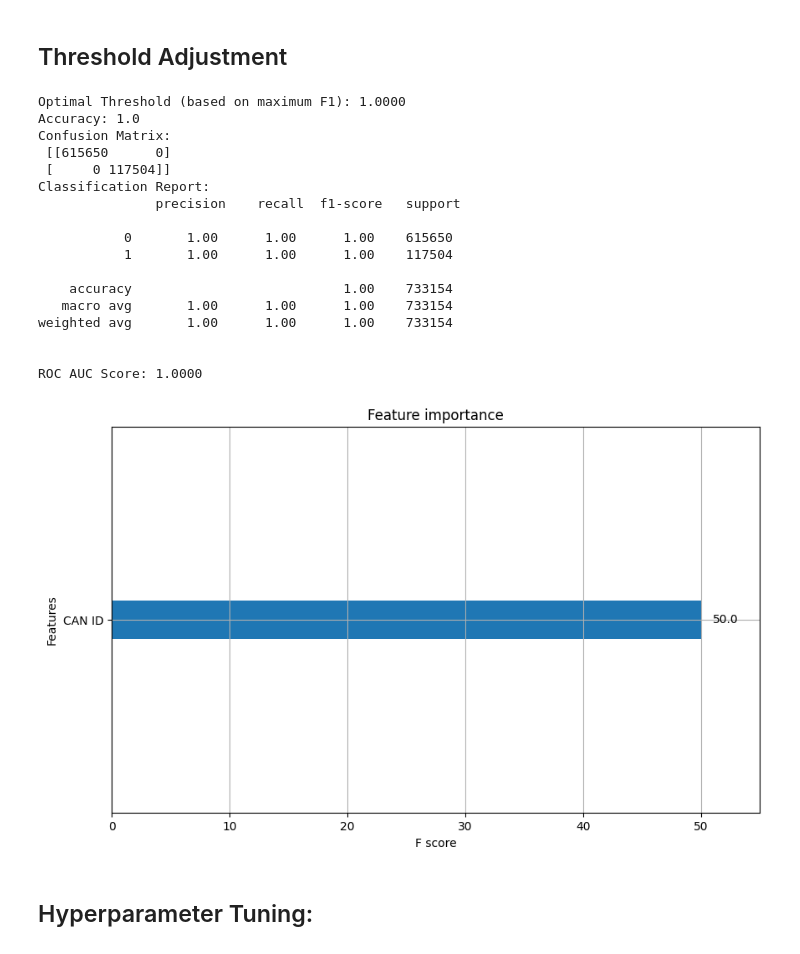
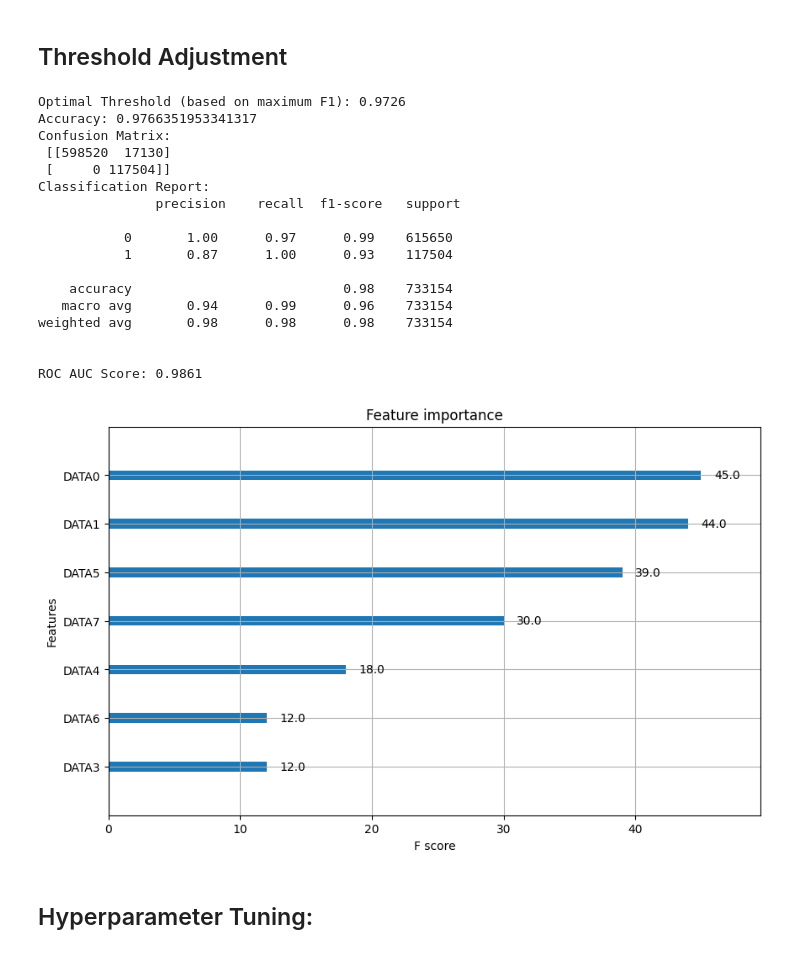
Before and after one commit to pranav-k-jha/kaggle-notebooks, a Jupyter notebook: cav-ml-prediction-model.ipynb, the cells around one changed output. Cells and saved outputs as stored; diff of their text form; code cells hidden in the pictures.

Commit message:
Kaggle Notebook | DOS IDS ML Prediction Model | Version 19

```diff
--- a/cav-ml-prediction-model.ipynb
+++ b/cav-ml-prediction-model.ipynb
@@ -686,12 +755,8 @@ import matplotlib.pyplot as plt
 # Load data
 df = df_9.copy()
 
-# 1. Preprocessing
-# Convert 'CAN ID' to a categorical code (helpful for tree-based models)
-df['CAN ID'] = df['CAN ID'].astype('category').cat.codes
 
-# 2. Define features and target variable
-X = df.drop('Flag', axis=1)
+X = df.drop(['Flag', 'CAN ID'], axis=1)  # Remove the leakage feature
 y = df['Flag']
 
 # 3. Split data with stratification to maintain class balance
@@ -722,43 +787,43 @@ precision, recall, thresholds = precision_recall_curve(y_test, y_proba)
 
 # Compute F1 scores for each threshold; note that thresholds array is one element shorter than precision/recall
 f1_scores = 2 * precision[:-1] * recall[:-1] / (precision[:-1] + recall[:-1] + 1e-8)  # avoid division by zero
 best_idx = np.argmax(f1_scores)
 best_threshold = thresholds[best_idx]
 print(f"Optimal Threshold (based on maximum F1): {best_threshold:.4f}")
 
 # Use the optimal threshold to make final predictions
 y_pred = (y_proba >= best_threshold).astype(int)
 
 # 8. Evaluate the model with the adjusted threshold
 print("Accuracy:", accuracy_score(y_test, y_pred))
 print("Confusion Matrix:\n", confusion_matrix(y_test, y_pred))
 print("Classification Report:\n", classification_report(y_test, y_pred))
 print(f"\nROC AUC Score: {roc_auc_score(y_test, y_proba):.4f}")
 
 # 9. Feature Importance Plot
 plt.figure(figsize=(10, 6))
 plt.title("Feature Importances (XGBoost)")
 xgb.plot_importance(model, ax=plt.gca())
 plt.show()
 # %% [output]
-Optimal Threshold (based on maximum F1): 1.0000
-Accuracy: 1.0
+Optimal Threshold (based on maximum F1): 0.9726
+Accuracy: 0.9766351953341317
 Confusion Matrix:
- [[615650      0]
+ [[598520  17130]
  [     0 117504]]
 Classification Report:
                precision    recall  f1-score   support
 
-           0       1.00      1.00      1.00    615650
-           1       1.00      1.00      1.00    117504
+           0       1.00      0.97      0.99    615650
+           1       0.87      1.00      0.93    117504
 
-    accuracy                           1.00    733154
-   macro avg       1.00      1.00      1.00    733154
-weighted avg       1.00      1.00      1.00    733154
+    accuracy                           0.98    733154
+   macro avg       0.94      0.99      0.96    733154
+weighted avg       0.98      0.98      0.98    733154
 
 
-ROC AUC Score: 1.0000
+ROC AUC Score: 0.9861
-[figure, old version]
+[figure, new version]
 # %% [markdown]
 ## Hyperparameter Tuning:
 # %%
```
Also changed, not shown: parts of 12 cells of this notebook.
